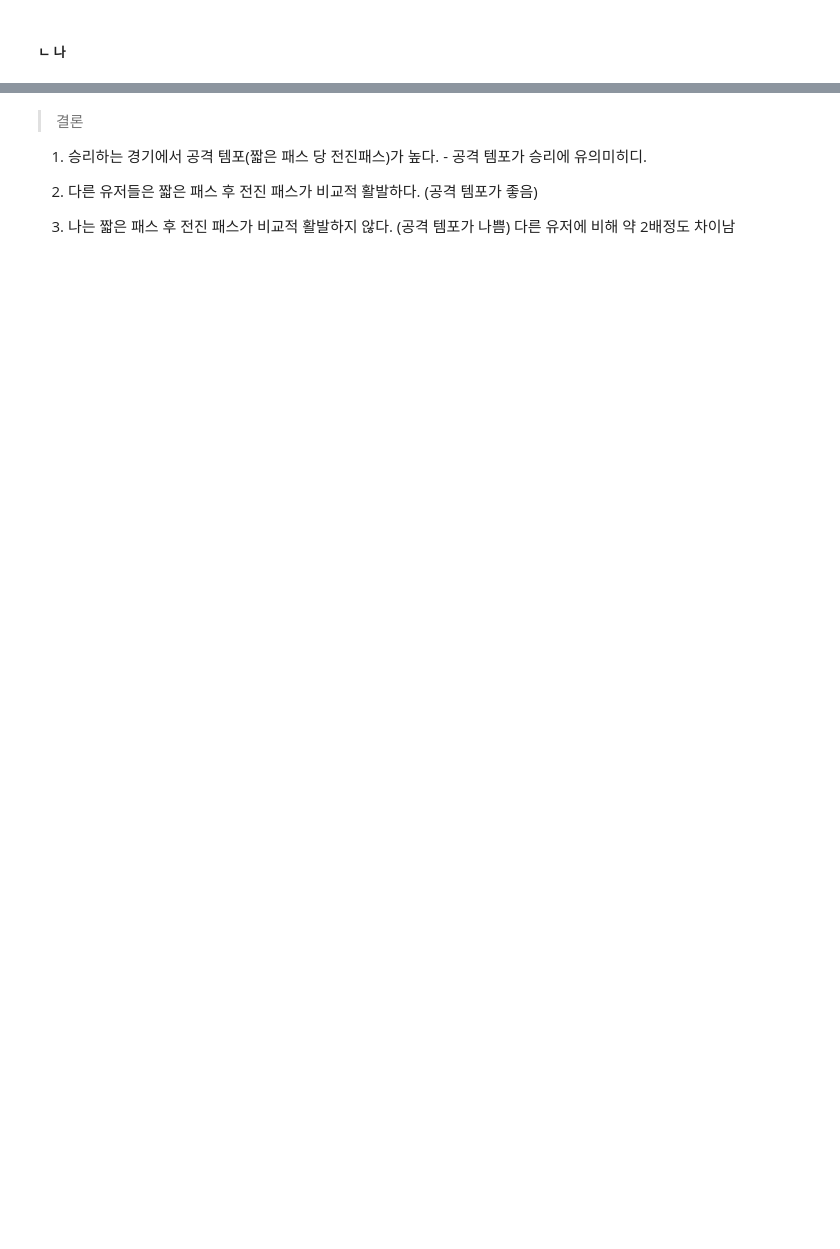
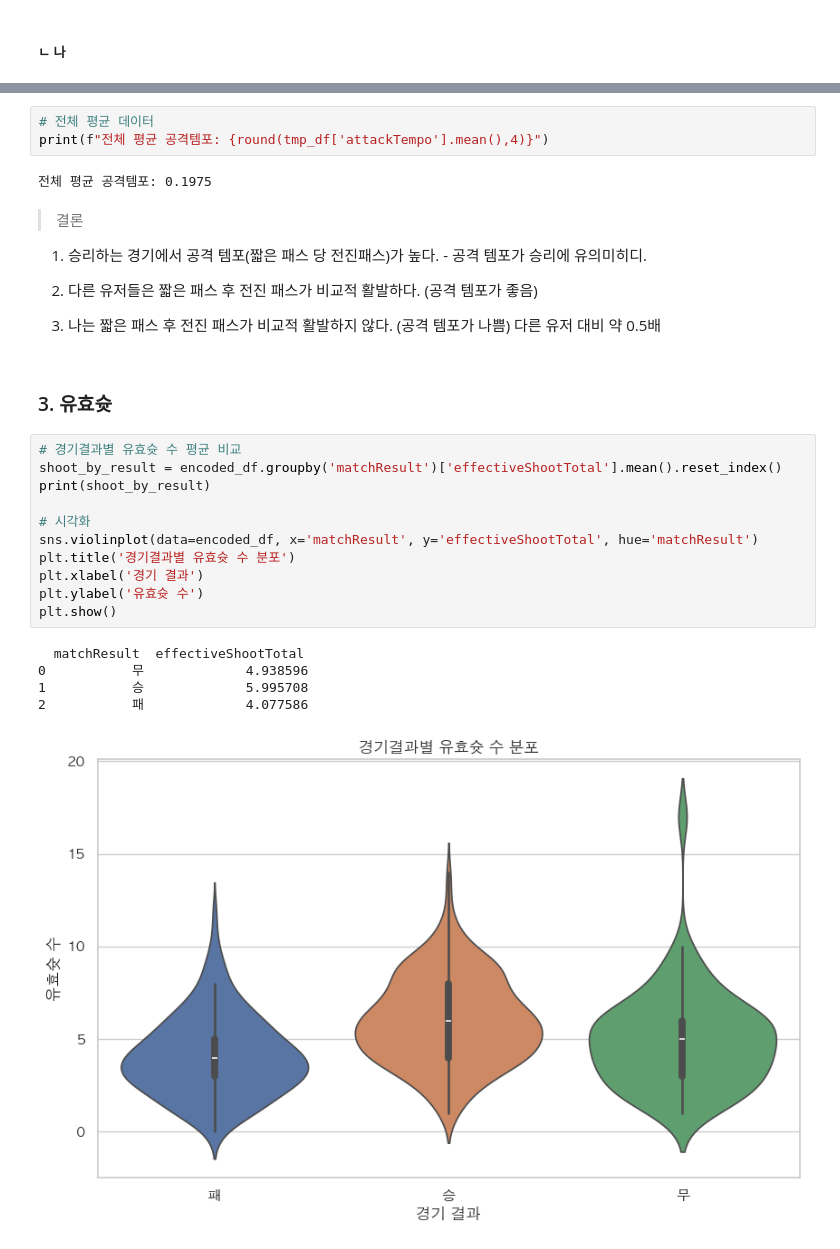
Before and after one commit to harrym8n/Proj_FC_Online, a Jupyter notebook: fconline_analysis_insight.ipynb, the cells around one changed output, grey strips where cells are left out. Drawn from its saved outputs; the diff is of its cells as text; blank space fills up the shorter version.

Commit message:
Process EDA for the feature(effective goal)

```diff
--- a/fconline_analysis_insight.ipynb
+++ b/fconline_analysis_insight.ipynb
@@ -1058,3 +1037,8 @@ plt.show()
+# %%
+# 전체 평균 데이터
+print(f"전체 평균 공격템포: {round(tmp_df['attackTempo'].mean(),4)}")
+# %% [output]
+전체 평균 공격템포: 0.1975
 # %% [markdown]
 > 결론
 
@@ -1062,4 +1046,23 @@ plt.show()
 
 2. 다른 유저들은 짧은 패스 후 전진 패스가 비교적 활발하다. (공격 템포가 좋음)
 
-3. 나는 짧은 패스 후 전진 패스가 비교적 활발하지 않다. (공격 템포가 나쁨) 다른 유저에 비해 약 2배정도 차이남
+3. 나는 짧은 패스 후 전진 패스가 비교적 활발하지 않다. (공격 템포가 나쁨) 다른 유저 대비 약 0.5배
+# %% [markdown]
+### 3. 유효슛
+# %%
+# 경기결과별 유효슛 수 평균 비교
+shoot_by_result = encoded_df.groupby('matchResult')['effectiveShootTotal'].mean().reset_index()
+print(shoot_by_result)
+
+# 시각화
+sns.violinplot(data=encoded_df, x='matchResult', y='effectiveShootTotal', hue='matchResult')
+plt.title('경기결과별 유효슛 수 분포')
+plt.xlabel('경기 결과')
+plt.ylabel('유효슛 수')
+plt.show()
+# %% [output]
+  matchResult  effectiveShootTotal
+0           무             4.938596
+1           승             5.995708
+2           패             4.077586
+[figure, added]
```
Also changed, not shown: parts of 47 cells of this notebook, 2 other files.
